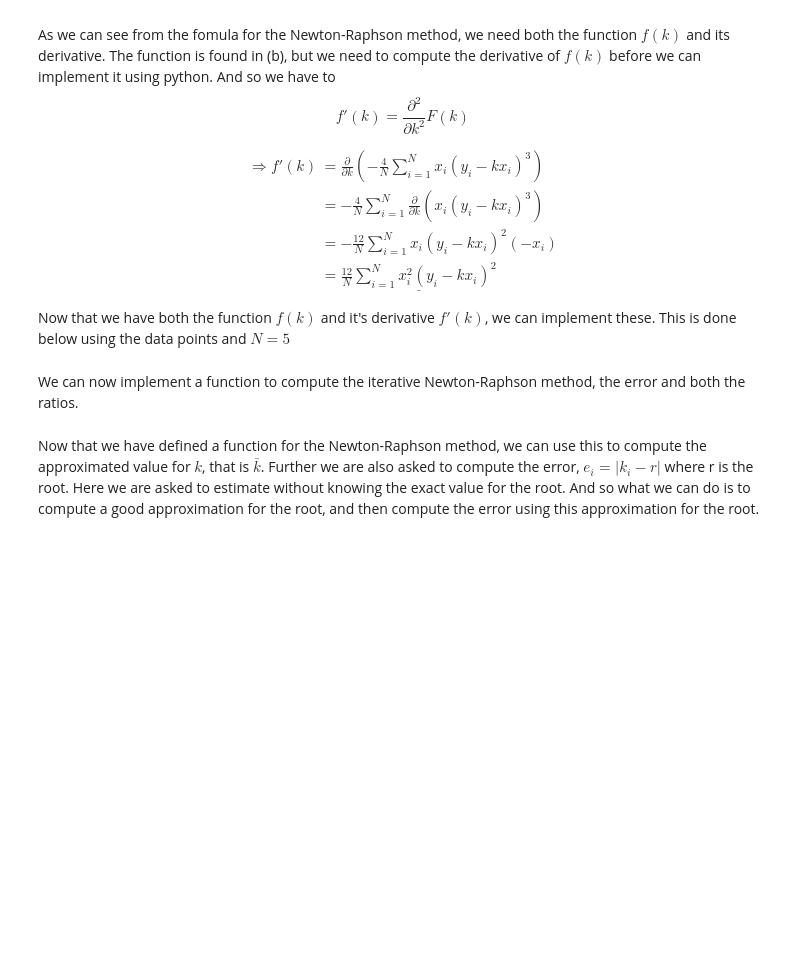
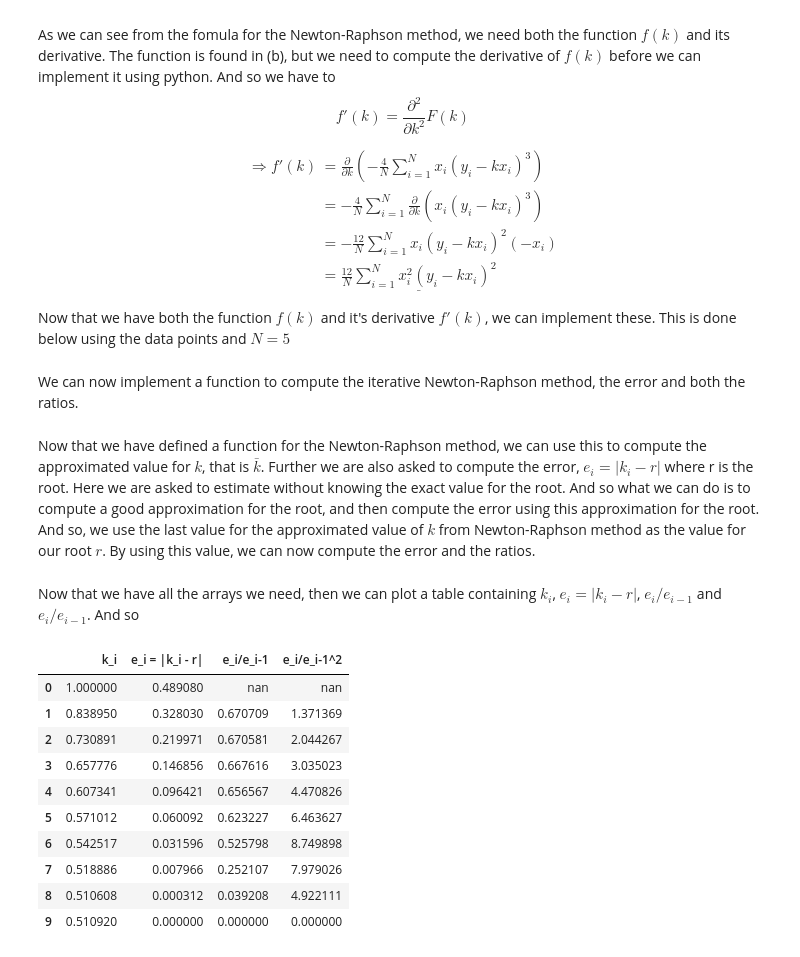
Before and after one commit to Danant98/MA2, a Jupyter notebook: MA2.ipynb, the cells around one changed output. Drawn from its saved outputs; the diff is of its cells as text; code cells hidden in the pictures; blank space fills up the shorter version.

```diff
--- a/MA2.ipynb
+++ b/MA2.ipynb
@@ -729,3 +729,4 @@ def Newton_Raphson(f, df, k0:float, tol:float, iter:int):
     return k_array, f_array
 # %% [markdown]
 Now that we have defined a function for the Newton-Raphson method, we can use this to compute the approximated value for $k$, that is $\bar{k}$. Further we are also asked to compute the error, $e_i = |k_i - r|$ where r is the root. Here we are asked to estimate without knowing the exact value for the root. And so what we can do is to compute a good approximation for the root, and then compute the error using this approximation for the root.
+And so, we use the last value for the approximated value of $k$ from Newton-Raphson method as the value for our root $r$. By using this value, we can now compute the error and the ratios.
@@ -734,0 +733,48 @@ k_values, f_values = Newton_Raphson(f, df, 1, 5E-9, 20)
+# %%
+# Calling the method function defined above
+k_values, _ = Newton_Raphson(f, df, 1, 5E-9, 20)
+# Defining the value for the root
+r = k_values[-1]
+
+def error(k:np.ndarray, r:float):
+    """
+    Function for computing the errors and the ratios
+
+    Input:
+        k: np.ndarray, array containing all intermediate values for k
+        r: float, our value for the root
+    """
+    # Computing error e_i
+    e_i = np.abs(k - r)
+    # Creating arrays for holding ratio values
+    lin_ratio = np.zeros(len(e_i))
+    quad_ratio = np.zeros(len(e_i))
+    # Setting the first element of the ratios as NaN (not a number)
+    lin_ratio[0] = np.NaN
+    quad_ratio[0] = np.NaN
+    # Adding NaN object at the start of each array
+    for i in range(1, len(e_i)):
+        lin_ratio[i] = e_i[i] / e_i[i-1]
+        quad_ratio[i] = e_i[i] / (e_i[i-1]**2)
+
+    return e_i, lin_ratio, quad_ratio
+# %% [markdown]
+Now that we have all the arrays we need, then we can plot a table containing $k_i$, $e_i = |k_i - r|$, $e_i / e_{i-1}$ and $e_i / e_{i-1}$. And so
+# %%
+# Calling the error function
+e, r1, r2 = error(k_values, r)
+# Using pandas to create a table of the values
+df = pd.DataFrame(np.array([k_values, e, r1, r2]).T, columns = ["k_i", "e_i = |k_i - r|", "e_i/e_i-1", "e_i/e_i-1^2"])
+df.style
+# %% [output]
+|  | k_i | e_i = |k_i - r| | e_i/e_i-1 | e_i/e_i-1^2 |
+| 0 | 1.000000 | 0.489080 | nan | nan |
+| 1 | 0.838950 | 0.328030 | 0.670709 | 1.371369 |
+| 2 | 0.730891 | 0.219971 | 0.670581 | 2.044267 |
+| 3 | 0.657776 | 0.146856 | 0.667616 | 3.035023 |
+| 4 | 0.607341 | 0.096421 | 0.656567 | 4.470826 |
+| 5 | 0.571012 | 0.060092 | 0.623227 | 6.463627 |
+| 6 | 0.542517 | 0.031596 | 0.525798 | 8.749898 |
+| 7 | 0.518886 | 0.007966 | 0.252107 | 7.979026 |
+| 8 | 0.510608 | 0.000312 | 0.039208 | 4.922111 |
+| 9 | 0.510920 | 0.000000 | 0.000000 | 0.000000 |
```
Also changed, not shown: parts of 1 cell of this notebook.
